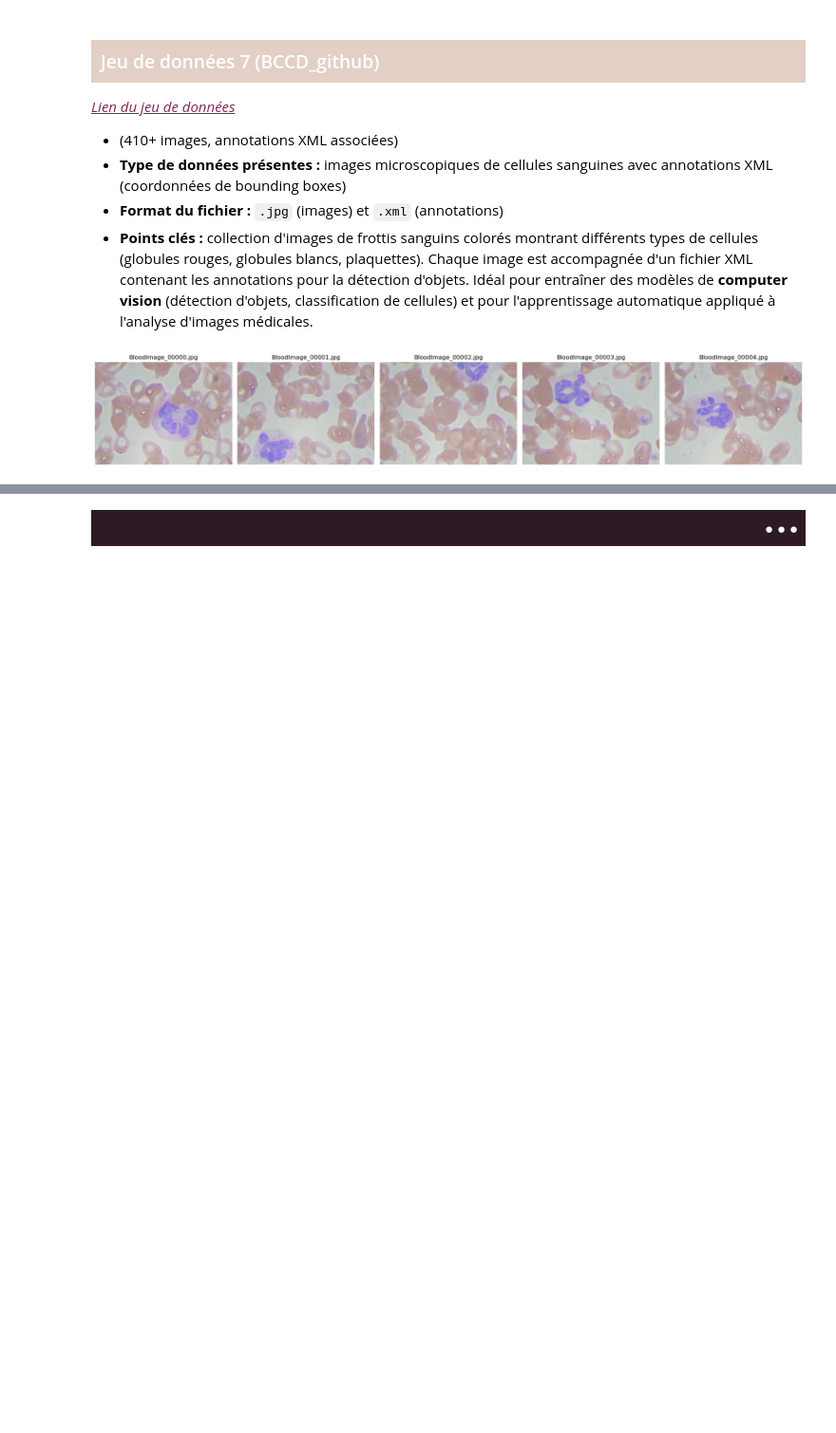
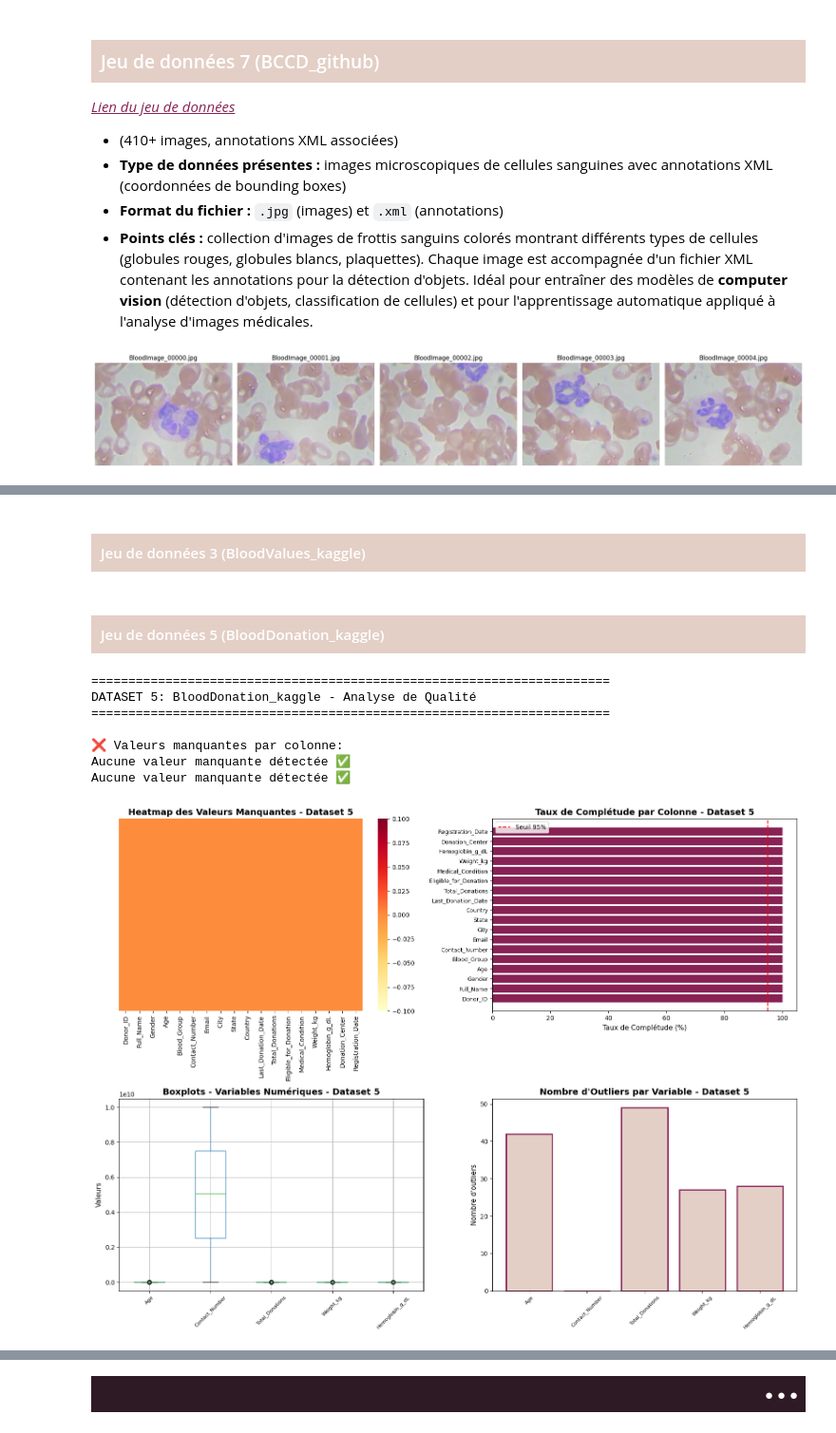
Before and after one commit to lafilledepondy/bloodDataAnalysis, a Jupyter notebook: Aftisse.Ravendirane.1.ipynb, the cells around one changed output, grey strips where cells are left out. Shown at 95% size. Cells and saved outputs as stored; diff of their text form; code cells hidden in the pictures; blank space fills up the shorter version.

```diff
--- a/Aftisse.Ravendirane.1.ipynb
+++ b/Aftisse.Ravendirane.1.ipynb
@@ -342,0 +413,72 @@ plt.show()
+# %% [markdown]
+<h4 style="padding:10px; color:#FFF; background:#E3CFC6">Jeu de données 3 (BloodValues_kaggle)</h4>
+# %% [markdown]
+<h4 style="padding:10px; color:#FFF; background:#E3CFC6">Jeu de données 5 (BloodDonation_kaggle)</h4>
+# %%
+# ============================================
+# DATASET 5: BloodDonation_kaggle - Analyse de qualité
+# ============================================
+
+print("="*70)
+print("DATASET 5: BloodDonation_kaggle - Analyse de Qualité")
+print("="*70)
+
+# Valeurs manquantes
+print("\n❌ Valeurs manquantes par colonne:")
+missing_data_bd = pd.DataFrame({
+    'Nombre_manquants': BloodDonation_kaggle.isnull().sum(),
+    'Pourcentage': (BloodDonation_kaggle.isnull().sum() / len(BloodDonation_kaggle) * 100).round(2)
+})
+missing_data_bd = missing_data_bd[missing_data_bd['Nombre_manquants'] > 0].sort_values('Nombre_manquants', ascending=False)
+print(missing_data_bd if not missing_data_bd.empty else "Aucune valeur manquante détectée ✅")
+
+# Visualisations
+fig, axes = plt.subplots(2, 2, figsize=(16, 12))
+
+# Heatmap des valeurs manquantes
+sns.heatmap(BloodDonation_kaggle.isnull(), cbar=True, cmap='YlOrRd', ax=axes[0, 0], yticklabels=False)
+axes[0, 0].set_title('Heatmap des Valeurs Manquantes - Dataset 5', fontsize=14, fontweight='bold')
+
+# Graphique en barres du taux de complétude
+completeness_bd = (1 - BloodDonation_kaggle.isnull().sum() / len(BloodDonation_kaggle)) * 100
+completeness_bd_sorted = completeness_bd.sort_values()
+axes[0, 1].barh(range(len(completeness_bd_sorted)), completeness_bd_sorted.values, color='#882255')
+axes[0, 1].set_yticks(range(len(completeness_bd_sorted)))
+axes[0, 1].set_yticklabels(completeness_bd_sorted.index, fontsize=9)
+axes[0, 1].set_xlabel('Taux de Complétude (%)', fontsize=11)
+axes[0, 1].set_title('Taux de Complétude par Colonne - Dataset 5', fontsize=14, fontweight='bold')
+axes[0, 1].axvline(x=95, color='red', linestyle='--', label='Seuil 95%')
+axes[0, 1].legend()
+
+# Boxplots pour variables numériques
+numeric_cols_bd = BloodDonation_kaggle.select_dtypes(include=[np.number]).columns.tolist()
+selected_bd_vars = numeric_cols_bd[:6] if len(numeric_cols_bd) > 6 else numeric_cols_bd
+if selected_bd_vars:
+    BloodDonation_kaggle[selected_bd_vars].boxplot(ax=axes[1, 0])
+    axes[1, 0].set_title('Boxplots - Variables Numériques - Dataset 5', fontsize=14, fontweight='bold')
+    axes[1, 0].set_ylabel('Valeurs', fontsize=11)
+    axes[1, 0].tick_params(axis='x', rotation=45, labelsize=8)
+
+# Détection des outliers
+outlier_counts_bd = {}
+for col in selected_bd_vars:
+    outliers = detect_outliers(BloodDonation_kaggle[col].dropna())
+    outlier_counts_bd[col] = len(outliers)
+
+if outlier_counts_bd:
+    axes[1, 1].bar(outlier_counts_bd.keys(), outlier_counts_bd.values(), color='#E3CFC6', edgecolor='#882255', linewidth=2)
+    axes[1, 1].set_title('Nombre d\'Outliers par Variable - Dataset 5', fontsize=14, fontweight='bold')
+    axes[1, 1].set_ylabel('Nombre d\'outliers', fontsize=11)
+    axes[1, 1].tick_params(axis='x', rotation=45, labelsize=8)
+
+plt.tight_layout()
+plt.show()
+# %% [output]
+======================================================================
+DATASET 5: BloodDonation_kaggle - Analyse de Qualité
+======================================================================
+
+❌ Valeurs manquantes par colonne:
+Aucune valeur manquante détectée ✅
+Aucune valeur manquante détectée ✅
+[figure, added]
```
Also changed, not shown: parts of 12 cells of this notebook, 4 other files.
